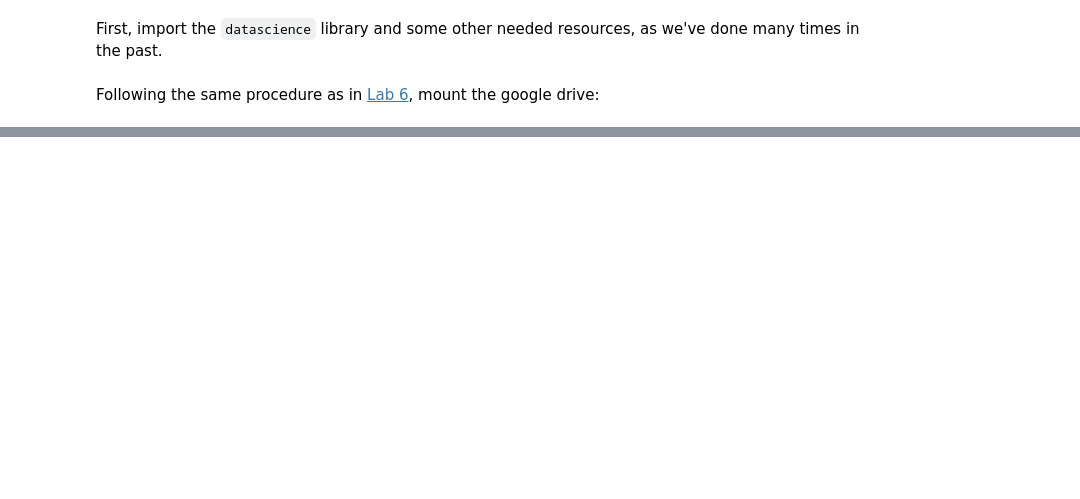
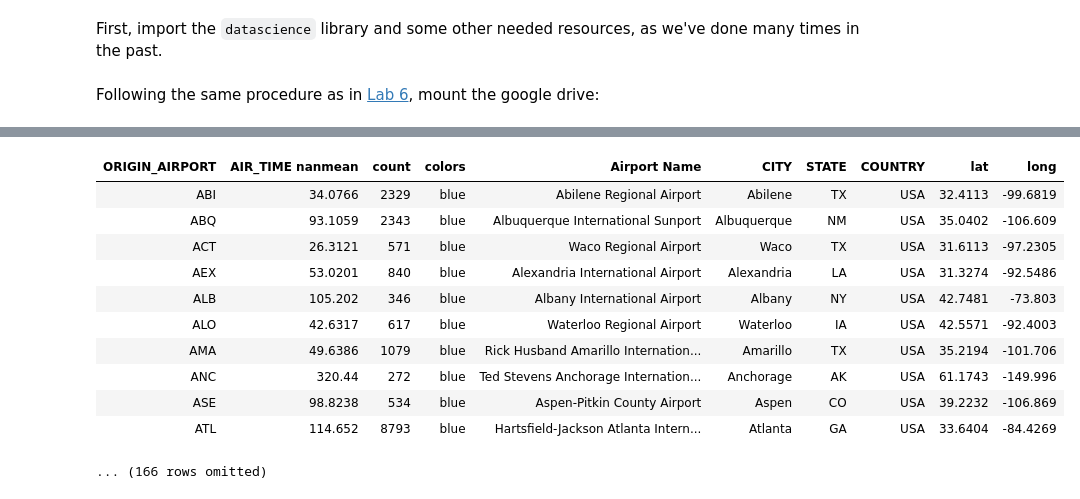
Before and after one commit to DS200-SP2024-Hunter/Week07-DueFeb28, a Jupyter notebook: Lab07SupplementaryNotebook.ipynb, the cells around one changed output, grey strips where cells are left out. Saved outputs shown, nothing was run; the diff lists cells and outputs as text; code cells hidden in the pictures; blank space fills up the shorter version.

```diff
--- a/Lab07SupplementaryNotebook.ipynb
+++ b/Lab07SupplementaryNotebook.ipynb
@@ -210,0 +221,10 @@ mySample.scatter('LATITUDE', 'DELAY')
+# %%
+count_colors = pd.cut(airport_counts.column('count'),
+     bins = [0, 10000, 25000, 50000, 100000, 200000],
+     labels = ['blue', 'green', 'yellow', 'orange',
+     'red'])
+# Add this newly created array of colors to the Table:
+airport_counts = airport_counts.with_column('colors', count_colors)
+
+# Check out the top ten rows of the new Table:
+airport_counts
@@ -210,0 +265,28 @@ mySample.scatter('LATITUDE', 'DELAY')
+# %%
+# Grab only the columns we need:  AIR_TIME and ORIGIN_AIRPORT
+Average_airtime = AmFlights.select('AIR_TIME', 'ORIGIN_AIRPORT')
+
+# Now find the average of AIR_TIME for every ORIGIN_AIRPORT using group:
+Average_airtime = Average_airtime.group('ORIGIN_AIRPORT', np.nanmean)
+
+# Now join the information about the color-coding that we created above:
+Average_airtime = Average_airtime.join('ORIGIN_AIRPORT', airport_counts, 'ORIGIN_AIRPORT')
+
+# Also join the airport information that includes lat/long:
+Average_airtime = Average_airtime.join('ORIGIN_AIRPORT', airports, 'IATA_CODE')
+
+# Take a look at what we have so far:
+Average_airtime
+# %% [output]
+| ORIGIN_AIRPORT | AIR_TIME nanmean | count | colors | Airport Name | CITY | STATE | COUNTRY | lat | long |
+| ABI | 34.0766 | 2329 | blue | Abilene Regional Airport | Abilene | TX | USA | 32.4113 | -99.6819 |
+| ABQ | 93.1059 | 2343 | blue | Albuquerque International Sunport | Albuquerque | NM | USA | 35.0402 | -106.609 |
+| ACT | 26.3121 | 571 | blue | Waco Regional Airport | Waco | TX | USA | 31.6113 | -97.2305 |
+| AEX | 53.0201 | 840 | blue | Alexandria International Airport | Alexandria | LA | USA | 31.3274 | -92.5486 |
+| ALB | 105.202 | 346 | blue | Albany International Airport | Albany | NY | USA | 42.7481 | -73.803 |
+| ALO | 42.6317 | 617 | blue | Waterloo Regional Airport | Waterloo | IA | USA | 42.5571 | -92.4003 |
+| AMA | 49.6386 | 1079 | blue | Rick Husband Amarillo Internation... | Amarillo | TX | USA | 35.2194 | -101.706 |
+| ANC | 320.44 | 272 | blue | Ted Stevens Anchorage Internation... | Anchorage | AK | USA | 61.1743 | -149.996 |
+| ASE | 98.8238 | 534 | blue | Aspen-Pitkin County Airport | Aspen | CO | USA | 39.2232 | -106.869 |
+| ATL | 114.652 | 8793 | blue | Hartsfield-Jackson Atlanta Intern... | Atlanta | GA | USA | 33.6404 | -84.4269 |
+... (166 rows omitted)
```
Also changed, not shown: parts of 49 cells of this notebook.
